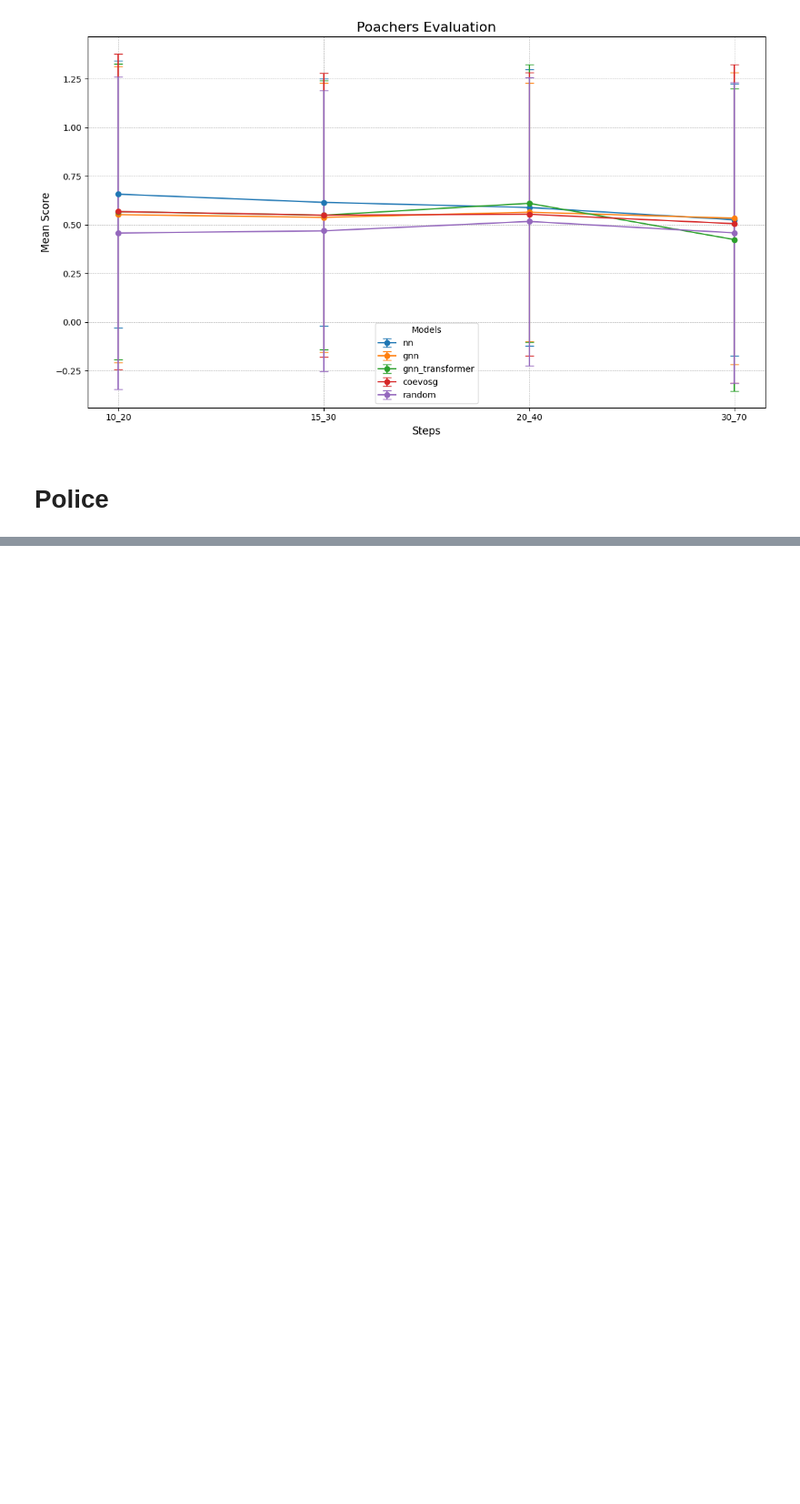
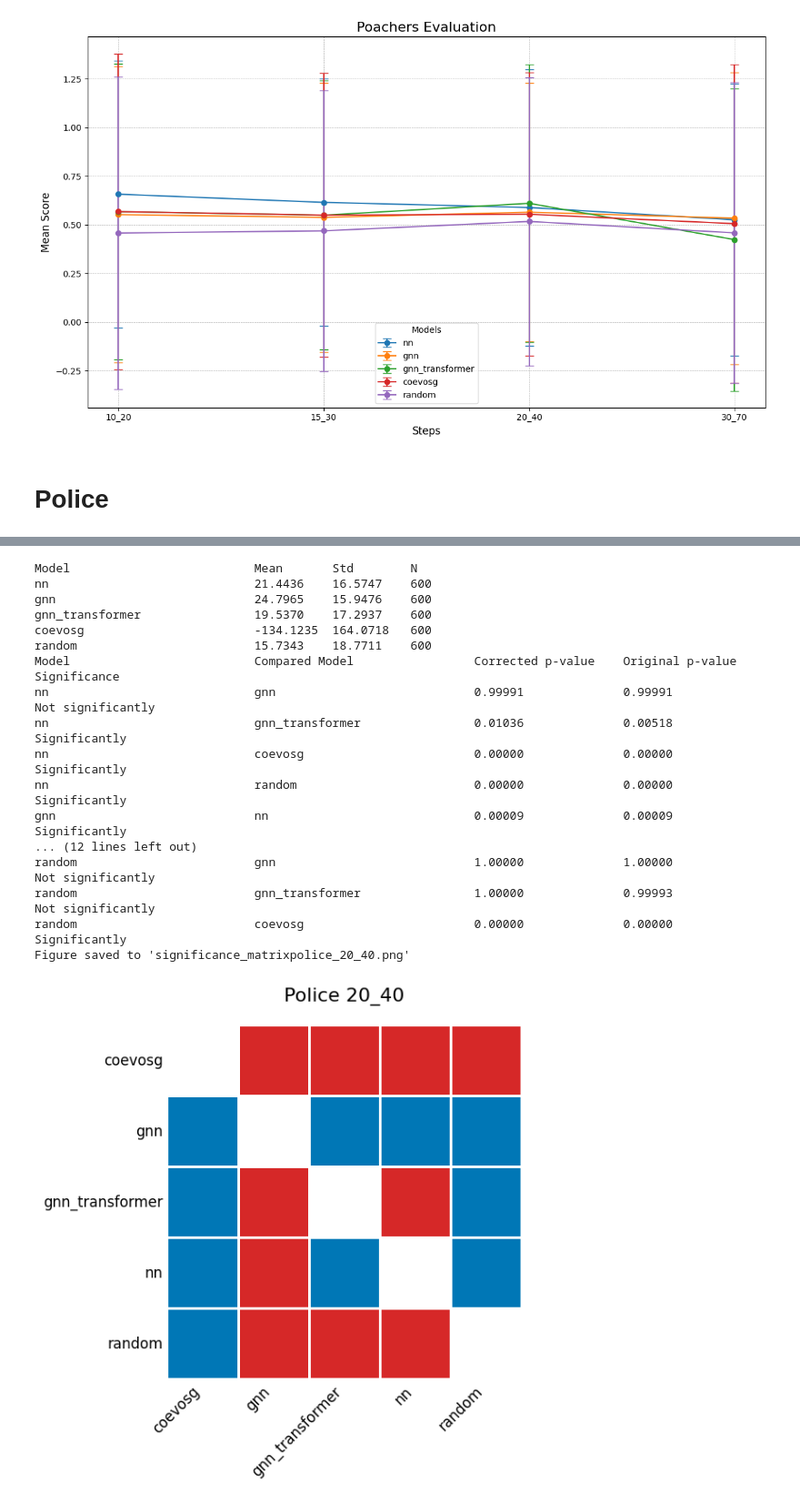
Before and after one commit to Simonexc/StackelbergGames, a Jupyter notebook: src/evaluate.ipynb, the cells around one changed output, grey strips where cells are left out. Shown at 91% size. Cells and saved outputs as stored; diff of their text form; code cells hidden in the pictures; blank space fills up the shorter version.

```diff
--- a/src/evaluate.ipynb
+++ b/src/evaluate.ipynb
@@ -574,0 +582,26 @@ random                         coevosg                        1.00000
+# %%
+steps.append("20_40")
+police_20 = read_data("stackelberg/test_police_20_40_41.yaml")
+results = normalize(get_summarized_results_for_all_models(police_20, print_results=True), -34.1685, 34.1685)
+values.append(results)
+significance = compare_all_models(police_20, print_results=True)
+visualize_significance(significance, "Police 20_40")
+# %% [output]
+Model                          Mean       Std        N
+nn                             21.4436    16.5747    600
+gnn                            24.7965    15.9476    600
+gnn_transformer                19.5370    17.2937    600
+coevosg                        -134.1235  164.0718   600
+random                         15.7343    18.7711    600
+Model                          Compared Model                 Corrected p-value    Original p-value     Significance
+nn                             gnn                            0.99991              0.99991              Not significantly
+nn                             gnn_transformer                0.01036              0.00518              Significantly
+nn                             coevosg                        0.00000              0.00000              Significantly
+nn                             random                         0.00000              0.00000              Significantly
+gnn                            nn                             0.00009              0.00009              Significantly
+... (12 lines left out)
+random                         gnn                            1.00000              1.00000              Not significantly
+random                         gnn_transformer                1.00000              0.99993              Not significantly
+random                         coevosg                        0.00000              0.00000              Significantly
+Figure saved to 'significance_matrixpolice_20_40.png'
+[figure, added]
```
Also changed, not shown: parts of 6 cells of this notebook.
